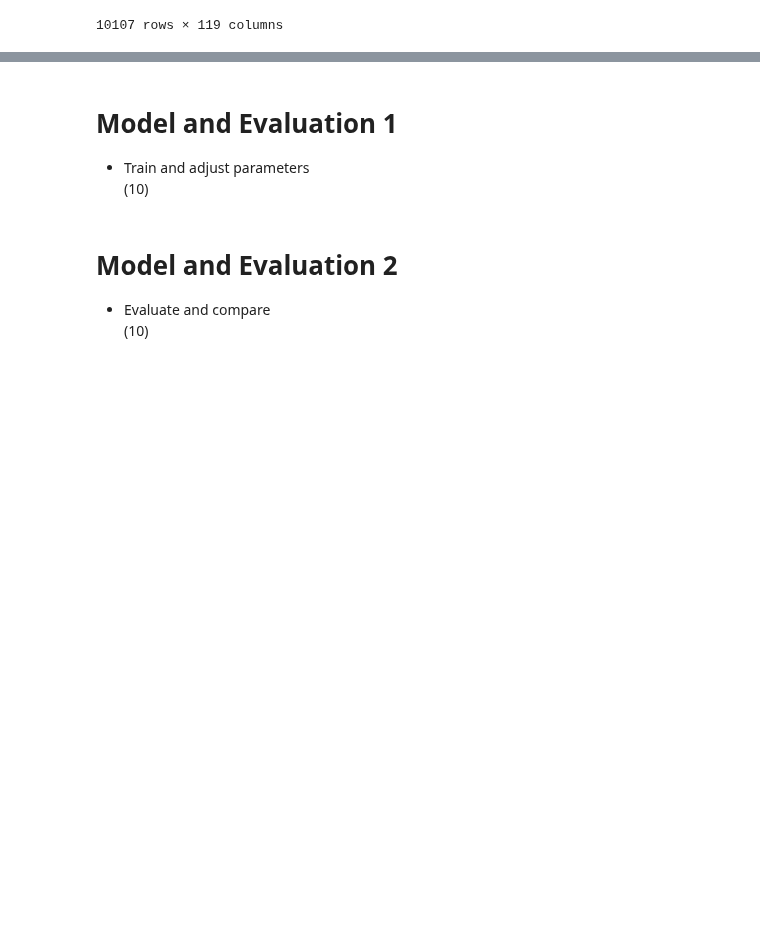
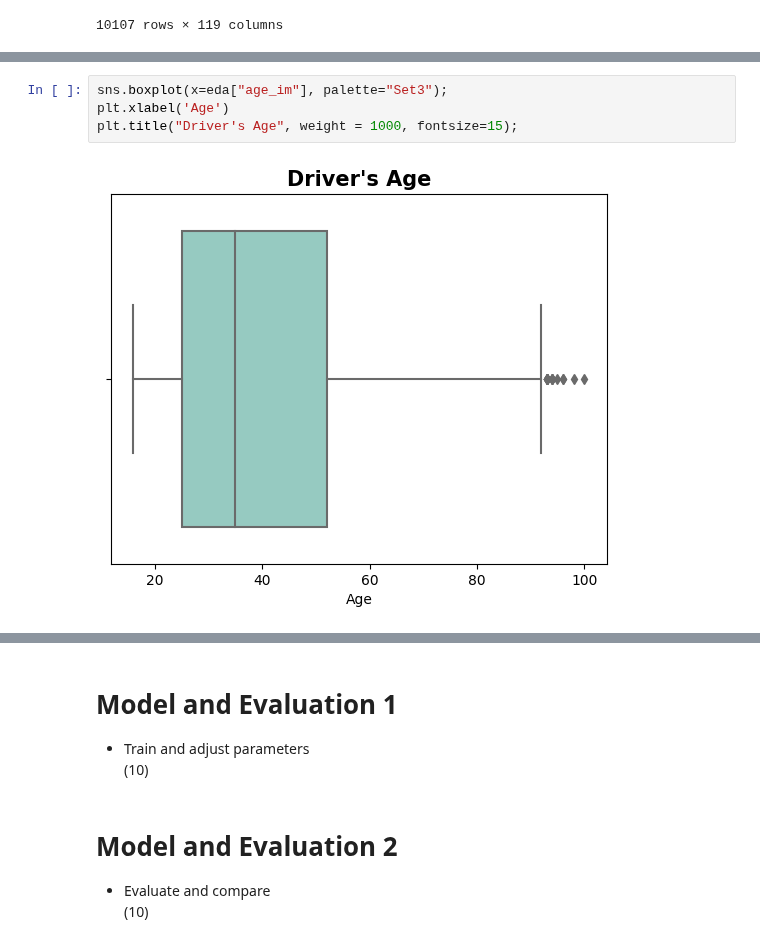
Before and after one commit to BradenAnderson/Accident_Severity_Prediction, a Jupyter notebook: Lab3_draft.ipynb, the cells around one changed output, grey strips where cells are left out. Cells and saved outputs as stored; diff of their text form; blank space fills up the shorter version.

```diff
--- a/Lab3_draft.ipynb
+++ b/Lab3_draft.ipynb
@@ -1435,0 +1473,6 @@ display(test_pp_df)
+# %%
+sns.boxplot(x=eda["age_im"], palette="Set3");
+plt.xlabel('Age')
+plt.title("Driver's Age", weight = 1000, fontsize=15);
+# %% [output]
+[figure, added]
```
Also changed, not shown: parts of 67 cells of this notebook.
